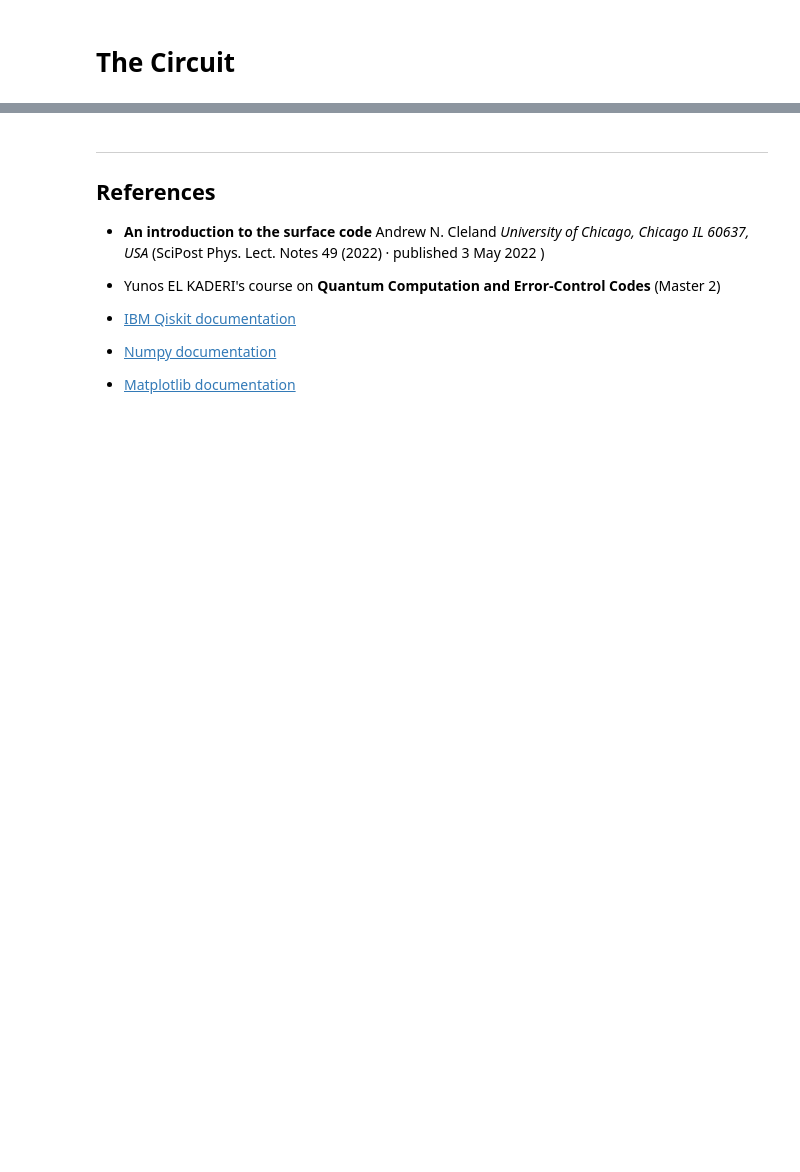
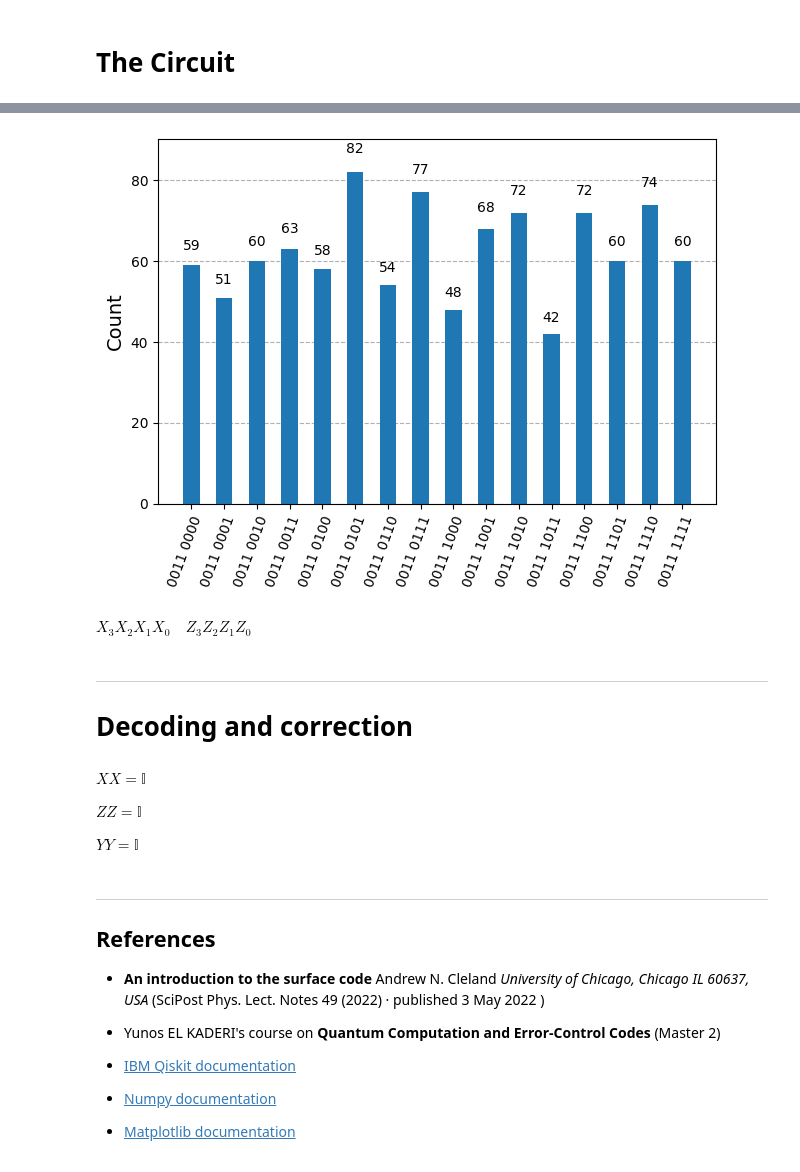
Before and after one commit to TheoHUETQC/surface-code, a Jupyter notebook: surface_code_introduction.ipynb, the cells around one changed output, grey strips where cells are left out. Drawn from its saved outputs; the diff is of its cells as text; code cells hidden in the pictures; blank space fills up the shorter version.

```diff
--- a/surface_code_introduction.ipynb
+++ b/surface_code_introduction.ipynb
@@ -88 +130,25 @@ from qiskit_aer import AerSimulator
 from qiskit.visualization import plot_histogram
+# %%
+def simulate_surface_code(errors_to_inject=[], shots=1000, init_basis='Z'):
+  qc = build_surface_code_circuit(errors_to_inject, init_basis)
+
+  simulator = AerSimulator()
+
+  compiled_circuit = transpile(qc, simulator)
+
+  job = simulator.run(compiled_circuit, shots=shots)
+  result = job.result()
+
+  counts = result.get_counts()
+  return counts
+# %%
+counts = simulate_surface_code(errors_to_inject=[('Z', 4)], shots=1000, init_basis='X')
+plot_histogram(counts)
+# %% [output]
+[figure, added]
+# %% [markdown]
+$X_3 X_2 X_1 X_0 \quad Z_3 Z_2 Z_1 Z_0$
+# %% [markdown]
+---
+
+# Decoding and correction
@@ -88,0 +193,6 @@ from qiskit.visualization import plot_histogram
+# %% [markdown]
+$XX = \mathbb I$
+
+$ZZ = \mathbb I$
+
+$YY = \mathbb I$
```
Also changed, not shown: parts of 14 cells of this notebook.
